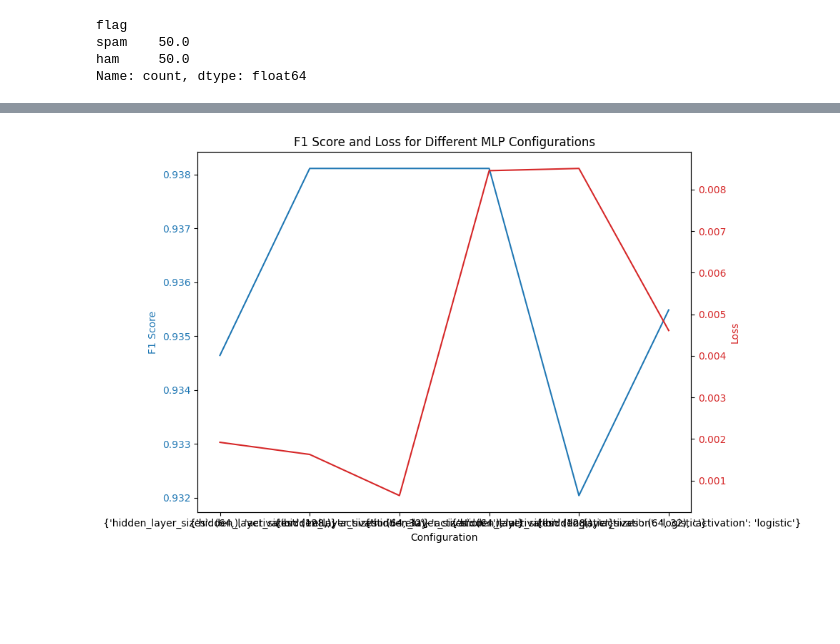
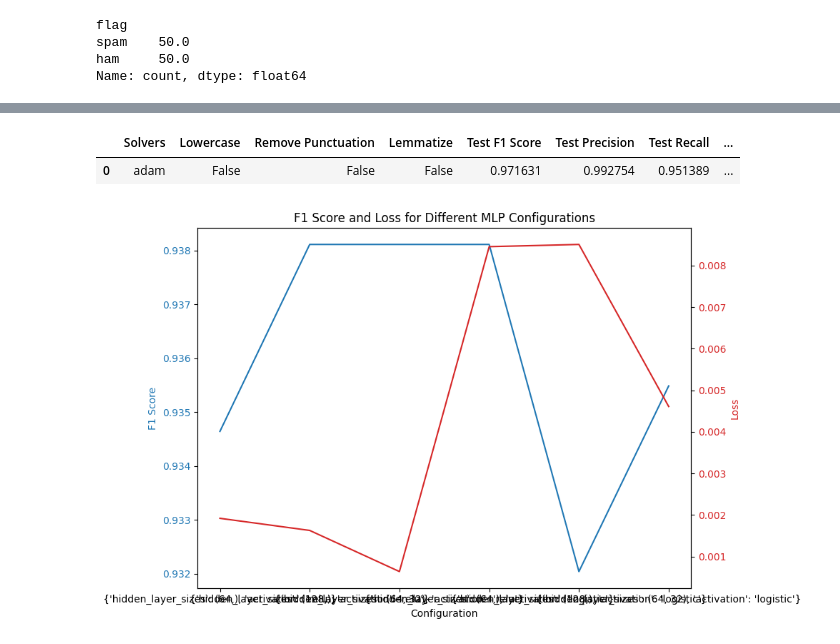
Before and after one commit to Luello/Is_this_spam, a Jupyter notebook: main.ipynb, the cells around one changed output, grey strips where cells are left out. Saved outputs shown, nothing was run; the diff lists cells and outputs as text; code cells hidden in the pictures; blank space fills up the shorter version.

```diff
--- a/main.ipynb
+++ b/main.ipynb
@@ -441,0 +296,38 @@ plt.show()
+# %%
+def preprocess(text, lowercase=True, remove_punctuation=False, lemmatize=False):
+    if lowercase:
+        text = text.lower()
+    if remove_punctuation:
+        text = re.sub(r'[^\w\s]', '', text)
+    if lemmatize:
+        lemmatizer = WordNetLemmatizer()
+        stop_words = set(stopwords.words('english'))
+        text = ' '.join([lemmatizer.lemmatize(word) for word in word_tokenize(text) if word not in stop_words])
+    return text
+
+
+
+results2 = []
+X_train, X_test, y_train, y_test = train_test_split(X, y, test_size=0.2, random_state=42)
+
+
+X_train_preprocessed = X_train.apply(lambda x: preprocess(x, *variant))
+X_test_preprocessed = X_test.apply(lambda x: preprocess(x, *variant))
+
+pipeline = make_pipeline(TfidfVectorizer(), MLPClassifier(hidden_layer_sizes=(64, 32), activation='relu', max_iter=1000, solver="adam"))
+pipeline.fit(X_train_preprocessed, y_train)
+y_train_pred = pipeline.predict(X_train_preprocessed)
+y_test_pred = pipeline.predict(X_test_preprocessed)
+test_f1 = f1_score(y_test, y_test_pred, pos_label='spam')
+test_precision = precision_score(y_test, y_test_pred, pos_label='spam')
+test_recall = recall_score(y_test, y_test_pred, pos_label='spam')
+train_loss = pipeline.named_steps['mlpclassifier'].loss_
+test_loss = pipeline.score(X_test_preprocessed, y_test)
+
+results2.append({'Solvers': solver, 'Lowercase': variant[0], 'Remove Punctuation': variant[1], 'Lemmatize': variant[2], 'Test F1 Score': test_f1, 'Test Precision': test_precision, 'Test Recall': test_recall, 'Train Loss': train_loss, 'Test Loss': test_loss})
+
+results_df = pd.DataFrame(results2).sort_values("Test F1 Score",ascending=False)
+results_df
+# %% [output]
+|  | Solvers | Lowercase | Remove Punctuation | Lemmatize | Test F1 Score | Test Precision | Test Recall | ... |
+| 0 | adam | False | False | False | 0.971631 | 0.992754 | 0.951389 | ... |
```
Also changed, not shown: parts of 8 cells of this notebook, 5 other files.
